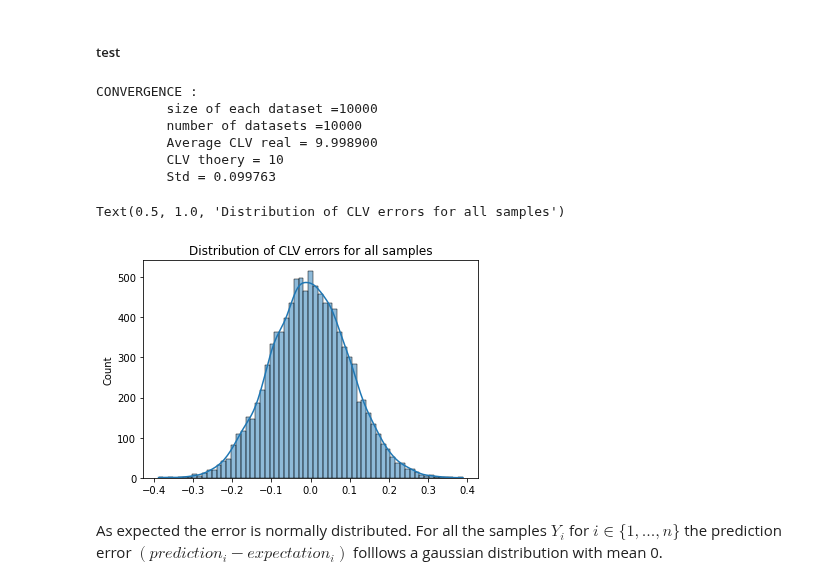
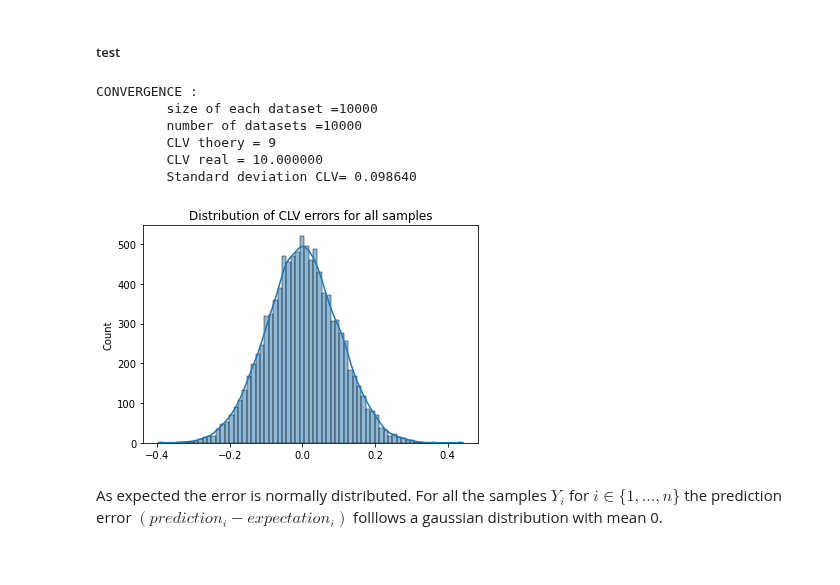
Before and after one commit to louizaaouaouche/Statistical-estimation-of-CLV, a Jupyter notebook: src/notebook.ipynb, the cells around one changed output. Saved outputs shown, nothing was run; the diff lists cells and outputs as text; code cells hidden in the pictures.

```diff
--- a/src/notebook.ipynb
+++ b/src/notebook.ipynb
@@ -130,3 +143,20 @@ def bootstrap(data1, data2): #
+# %%
+def print_conv_plot_distribution(size, n ,mean, clv):
+
+    # clv_avg = clv_hat that averages all the estimated values of clv
+    clv_avg = np.mean(clv)
+
+    # standard deviation of clv
+    clv_std = np.std(clv)
+
+    # difference between clv predicted and the actual value
+    clv_errors = np.array(clv) - mean
+
+    # print convergence values
+    print("CONVERGENCE :\n \t size of each dataset =%d \n \t number of datasets =%d \n \t CLV thoery = %d \n \t CLV real = %f  \n \t Standard deviation CLV= %f" % (size, n,clv_avg ,mean,clv_std))
+
+    # plot distribution of errors
+    sns.histplot(clv_errors, kde = True).set_title("Distribution of CLV errors for all samples")
 # %% [markdown]
 # Geometric estimator (not censored)
 # %% [markdown]
@@ -166,15 +193,13 @@ clv_geom_errors = np.array(clv_geom) - mean
-# %%
-print("CONVERGENCE :\n \t size of each dataset =%d \n \t number of datasets =%d \n \t Average CLV real = %f \n \t CLV thoery = %d \n \t Std = %f" % (size, n,clv_geom_avg ,mean, np.std(clv_geom)))
-sns.histplot(clv_geom_errors, kde = True).set_title("Distribution of CLV errors for all samples")
-# %% [output]
-CONVERGENCE :
-         size of each dataset =10000
-         number of datasets =10000
-         Average CLV real = 9.998900
-         CLV thoery = 10
-         Std = 0.099763
-Text(0.5, 1.0, 'Distribution of CLV errors for all samples')
-[figure, removed]
+# %%
+print_conv_plot_distribution(size, n ,mean, clv_geom)
+# %% [output]
+CONVERGENCE :
+         size of each dataset =10000
+         number of datasets =10000
+         CLV thoery = 9
+         CLV real = 10.000000
+         Standard deviation CLV= 0.098640
+[figure, added]
 # %% [markdown]
 As expected the error is normally distributed. For all the samples $Y_i$ for $i\in \{1,...,n\}$ the prediction error $(prediction_i - expectation_i)$ folllows a gaussian distribution with mean 0.
 # %%
```
Also changed, not shown: parts of 19 cells of this notebook.
